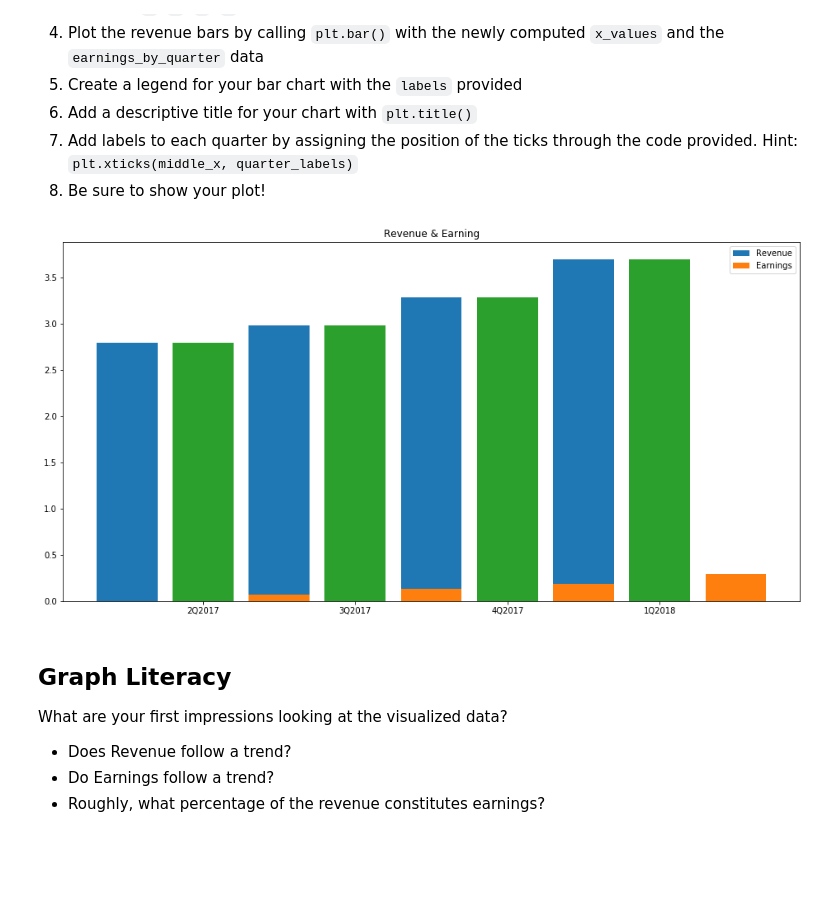
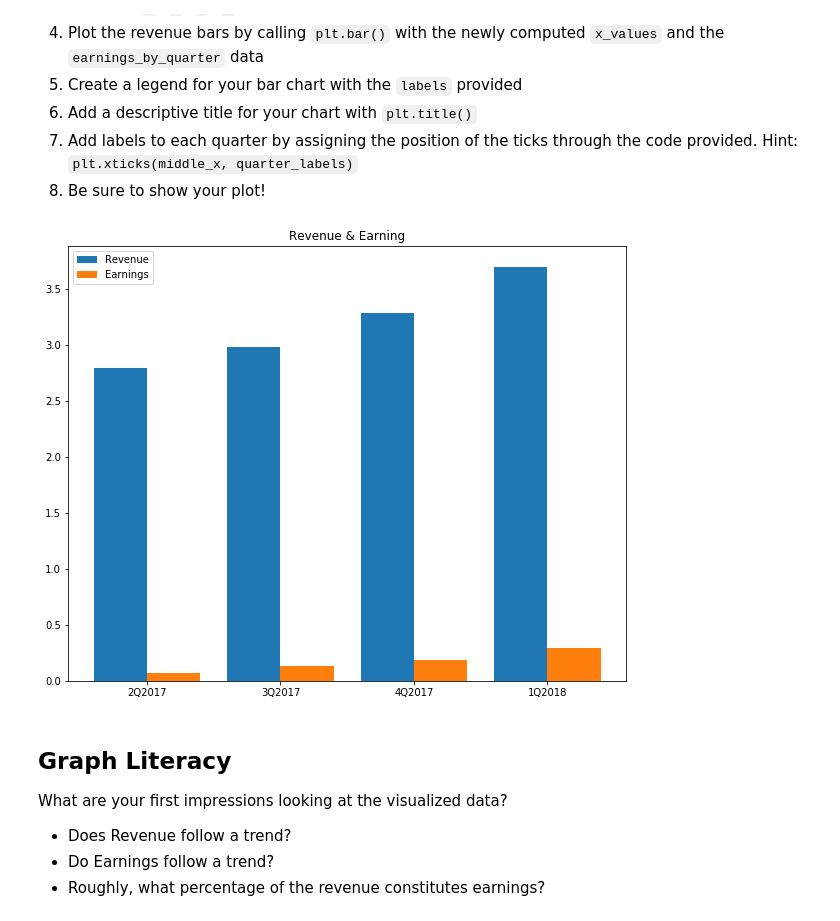
Before and after one commit to twenfy/NetflixData, a Jupyter notebook: netflix_visualizations.ipynb, the cells around one changed output. Cells and saved outputs as stored; diff of their text form; code cells hidden in the pictures; blank space fills up the shorter version.

```diff
--- a/netflix_visualizations.ipynb
+++ b/netflix_visualizations.ipynb
@@ -279,7 +322,7 @@ As you may recall, plotting side-by-side bars in Matplotlib requires computing t
 7. Add labels to each quarter by assigning the position of the ticks through the code provided. Hint:  `plt.xticks(middle_x, quarter_labels)`
 8. Be sure to show your plot!
 # %%
-plt.figure(figsize=(16,8))
+plt.figure(figsize=(10,8))
 
 
 # The metrics below are in billions of dollars
@@ -290,39 +333,36 @@ quarter_labels = ["2Q2017","3Q2017","4Q2017", "1Q2018"]
 # Revenue
 n = 1  # This is our first dataset (out of 2)
 t = 2 # Number of dataset
 d = 4 # Number of sets of bars
-w = 2 # Width of each bar
+w = 0.8 # Width of each bar
 bars1_x = [t*element + w*n for element
              in range(d)]
 
 plt.bar(bars1_x,revenue_by_quarter)
 
 # Earnings
 n = 2  # This is our second dataset (out of 2)
 t = 2 # Number of dataset
 d = 4 # Number of sets of bars
-w = 2 # Width of each bar
+w = 0.8 # Width of each bar
 bars2_x = [t*element + w*n for element
              in range(d)]
 
 plt.bar(bars2_x,earnings_by_quarter)
-
 
 middle_x = [ (a + b) / 2.0 for a, b in zip(bars1_x, bars2_x)]
 
 labels = ["Revenue", "Earnings"]
 
 plt.legend(labels)
 
 plt.title("Revenue & Earning")
 
 plt.xticks(middle_x,quarter_labels)
 
-plt.bar(middle_x,revenue_by_quarter)
-
 plt.show()
 # %% [output]
-[figure, old version]
+[figure, new version]
 # %% [markdown]
 ## Graph Literacy
 What are your first impressions looking at the visualized data?
```
Also changed, not shown: parts of 13 cells of this notebook.
